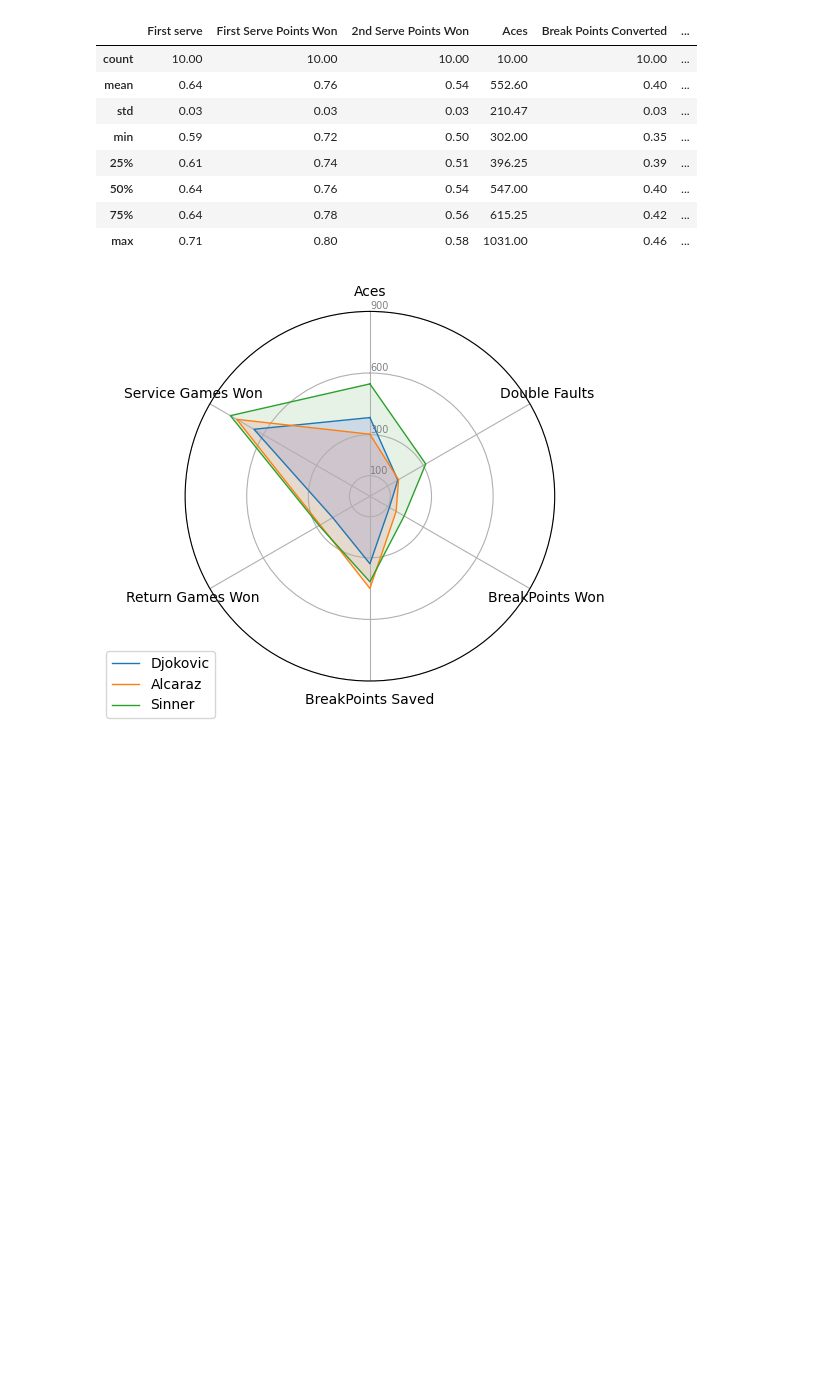
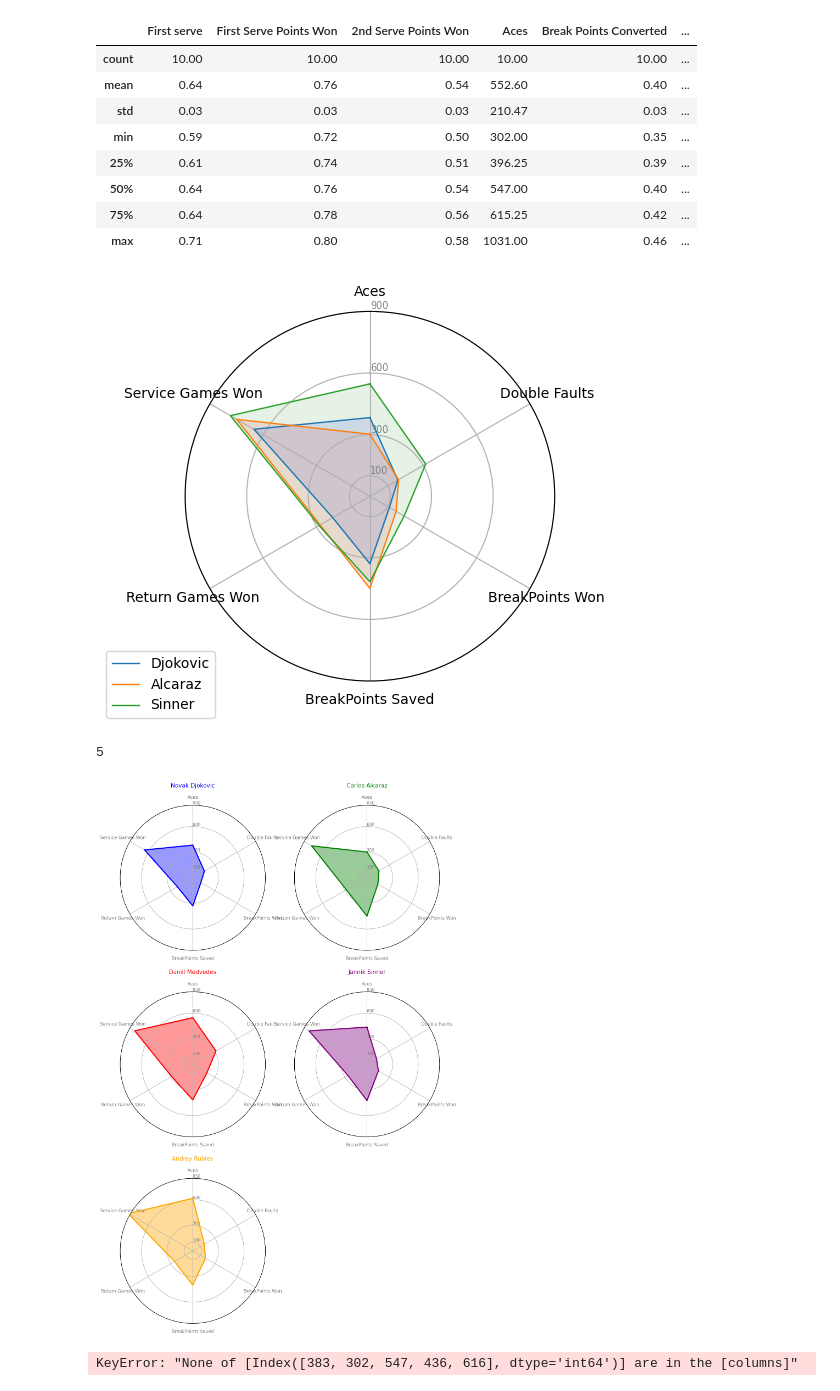
Before and after one commit to jmayordomom/EDA_TennisStadistics, a Jupyter notebook: EDA_JaimeMayordomoMoreno.ipynb, the cells around one changed output. Drawn from its saved outputs; the diff is of its cells as text; code cells hidden in the pictures; blank space fills up the shorter version.

```diff
--- a/EDA_JaimeMayordomoMoreno.ipynb
+++ b/EDA_JaimeMayordomoMoreno.ipynb
@@ -347,7 +336,7 @@ dfStats.describe().round(2)
 # %%
 from math import pi
 
-dfStats_values = dfStats[["Player Name","Aces", "Double Faults","BreakPoints Won", "BreakPoints Saved", "Return Games Won", "Service Games Won"]]
+dfStats_values = dfStats.head()[["Player Name","Aces", "Double Faults","BreakPoints Won", "BreakPoints Saved", "Return Games Won", "Service Games Won"]]
 
 # number of variable
 categories=list(dfStats_values)[1:]
@@ -403,3 +392,70 @@ plt.legend(loc='upper right', bbox_to_anchor=(0.1, 0.1))
 plt.show()
 # %% [output]
 [figure]
+# %%
+def make_spider( row, title, color):
+
+    # number of variable
+    categories=list(dfStats_values)[1:]
+    N = len(categories)
+
+    # What will be the angle of each axis in the plot? (we divide the plot / number of variable)
+    angles = [n / float(N) * 2 * pi for n in range(N)]
+    angles += angles[:1]
+
+    # Initialise the spider plot
+    ax = plt.subplot(3,2,row +1, polar=True, )
+
+    # If you want the first axis to be on top:
+    ax.set_theta_offset(pi / 2)
+    ax.set_theta_direction(-1)
+
+    # Draw one axe per variable + add labels labels yet
+    plt.xticks(angles[:-1], categories, color='grey', size=8)
+
+    # Draw ylabels
+    ax.set_rlabel_position(0)
+    plt.yticks([100,300,600, 850], ["100","300","600", "850"], color="grey", size=7)
+    plt.ylim(0,850)
+
+    # Ind1
+    values=dfStats_values.loc[row].drop('Player Name').values.flatten().tolist()
+    values += values[:1]
+    ax.plot(angles, values, color=color, linewidth=2, linestyle='solid')
+    ax.fill(angles, values, color=color, alpha=0.4)
+
+    # Add a title
+    plt.title(title, size=10, color=color, y=1.1)
+
+
+# ------- PART 2: Apply the function to all individuals
+# initialize the figure
+my_dpi=150
+plt.figure(figsize=(1500/my_dpi, 2500/my_dpi), dpi=my_dpi)
+
+# Create a color palette:
+colores = ["b", "g", "r", "purple", "orange"]
+print(len(dfStats_values.index))
+
+# Loop to plot
+for row in range(0, len(dfStats_values.index)):
+    col = colores[row]
+    make_spider( row=row, title=dfStats_values['Player Name'][row],color=col)
+# %% [output]
+5
+[figure, added]
+# %%
+# 1.
+
+p_aces = dfStats_values[dfStats_values['Aces']]
+p_df = dfStats_values[dfStats_values['Double Faults']]
+
+ttest = stats.ttest_ind(p_aces, p_df)
+ttest
+
+if ttest[1] < 0.05:
+    print('Rechazamos la hipótesis nula "No hay evidencia significativa en la masa corporal entre sexos de los pingüino"')
+else:
+    print('No rechazamos la hipótesis nula')
+# %% [output]
+KeyError: "None of [Index([383, 302, 547, 436, 616], dtype='int64')] are in the [columns]"
```
Also changed, not shown: parts of 7 cells of this notebook.
